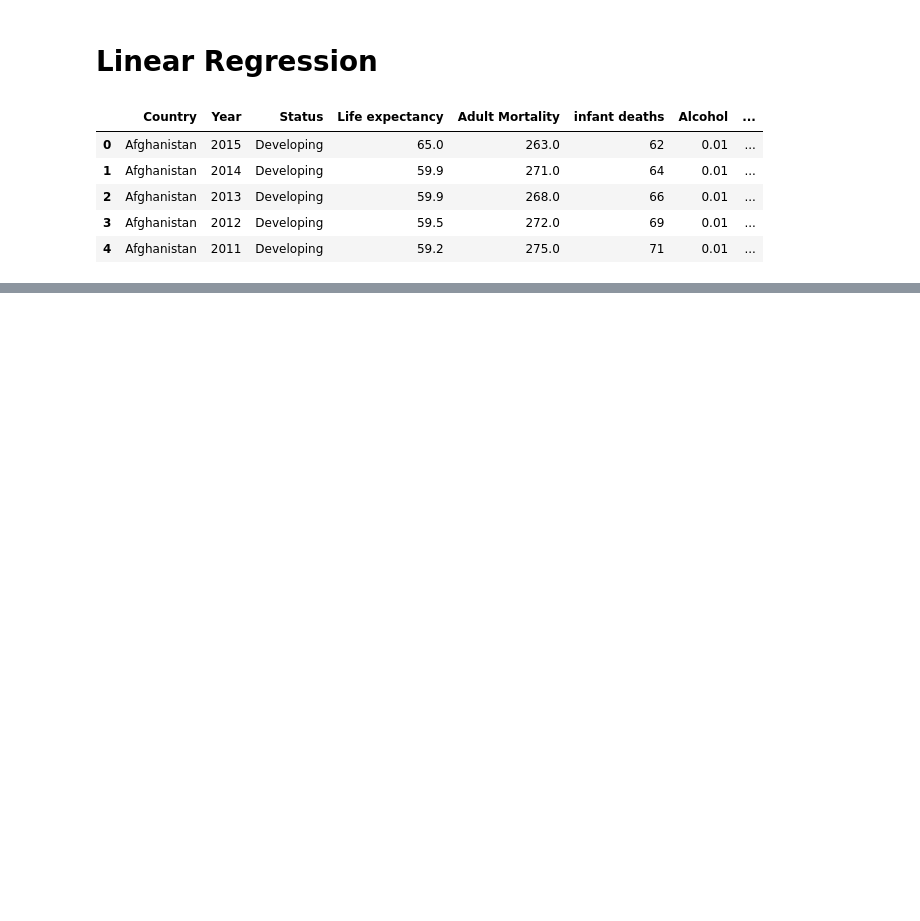
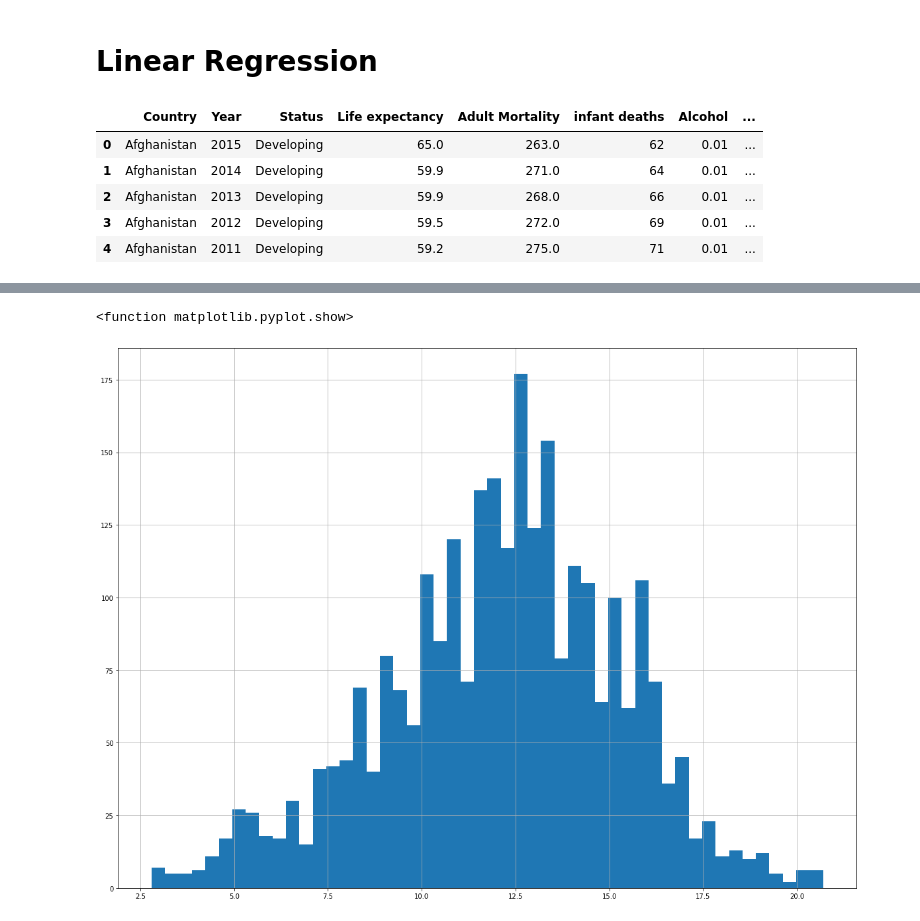
Before and after one commit to melissatorgbi/Models, a Jupyter notebook: LinearRegression.ipynb, the cells around one changed output, grey strips where cells are left out. Saved outputs shown, nothing was run; the diff lists cells and outputs as text; code cells hidden in the pictures; blank space fills up the shorter version.

```diff
--- a/LinearRegression.ipynb
+++ b/LinearRegression.ipynb
@@ -81,0 +112,6 @@ Name: Schooling, dtype: float64
+# %%
+df['Schooling'].hist(bins=50, figsize=(20,15))
+plt.show
+# %% [output]
+<function matplotlib.pyplot.show>
+[figure, added]
```
Also changed, not shown: parts of 16 cells of this notebook.
